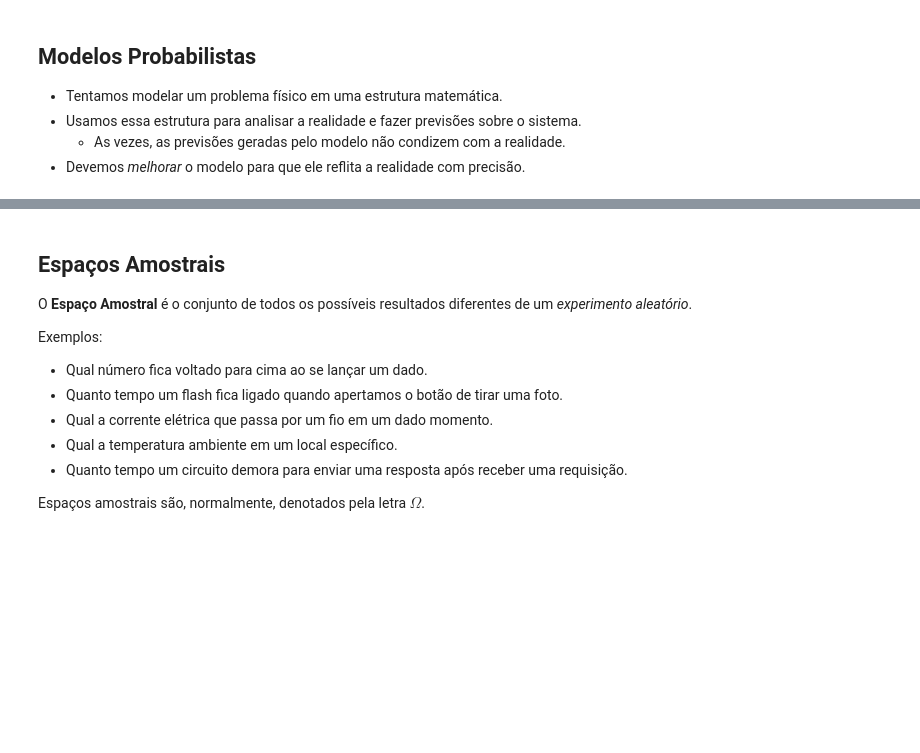
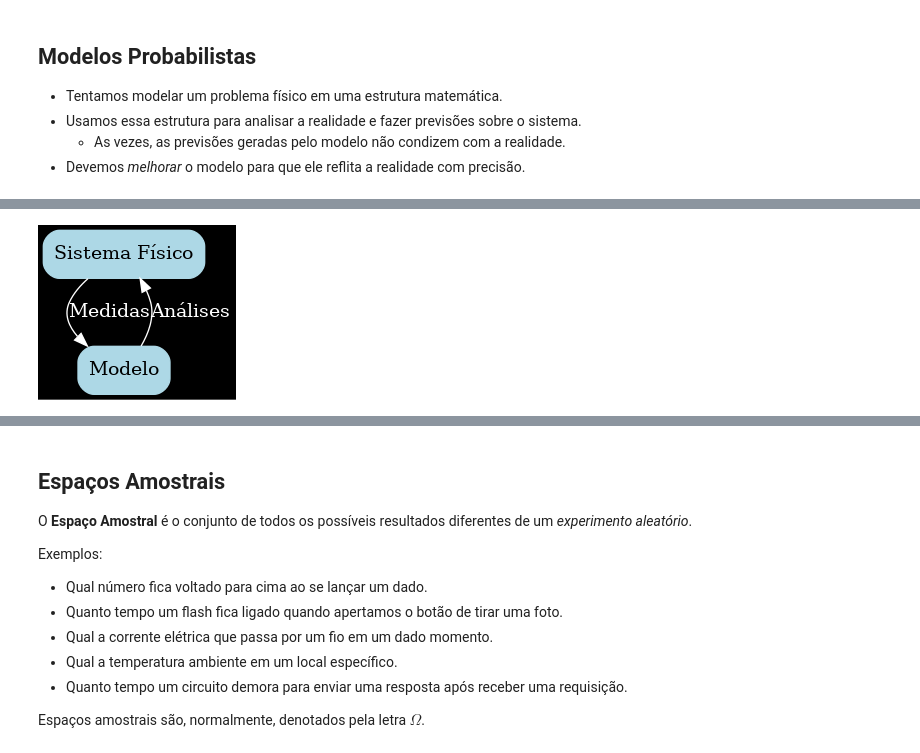
Before and after one commit to ProfRonan/cc0265-probabilidade-e-estatistica, a Jupyter notebook: notas_de_aula/probabilidade/espaço_amostral_eventos.ipynb, the cells around one changed output, grey strips where cells are left out. Saved outputs shown, nothing was run; the diff lists cells and outputs as text; code cells hidden in the pictures; blank space fills up the shorter version.

```diff
--- a/notas_de_aula/probabilidade/espaço_amostral_eventos.ipynb
+++ b/notas_de_aula/probabilidade/espaço_amostral_eventos.ipynb
@@ -37,6 +37,7 @@ O objetivo é _quantificar_ e _modelar_ essas variações para poder incorporar
 # %%
 import pathlib
 import graphviz
+graphviz.set_jupyter_format('png')
 filepath = pathlib.Path('./modelo_probabilista.gv')
 graphviz.Source.from_file(filepath)
 # %% [output]
@@ -44,3 +44,4 @@ graphviz.Source.from_file(filepath)
+[figure, added]
 # %%
 import pathlib
 import graphviz
```
Also changed, not shown: parts of 2 cells of this notebook, 1 other file.
